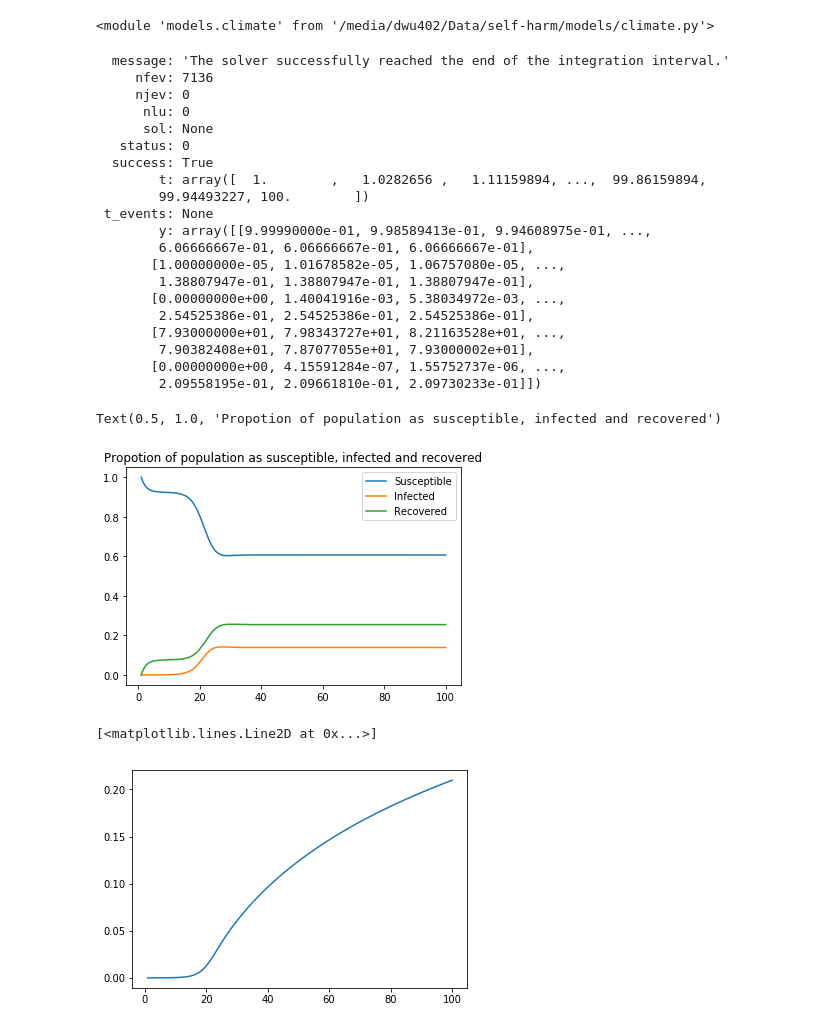
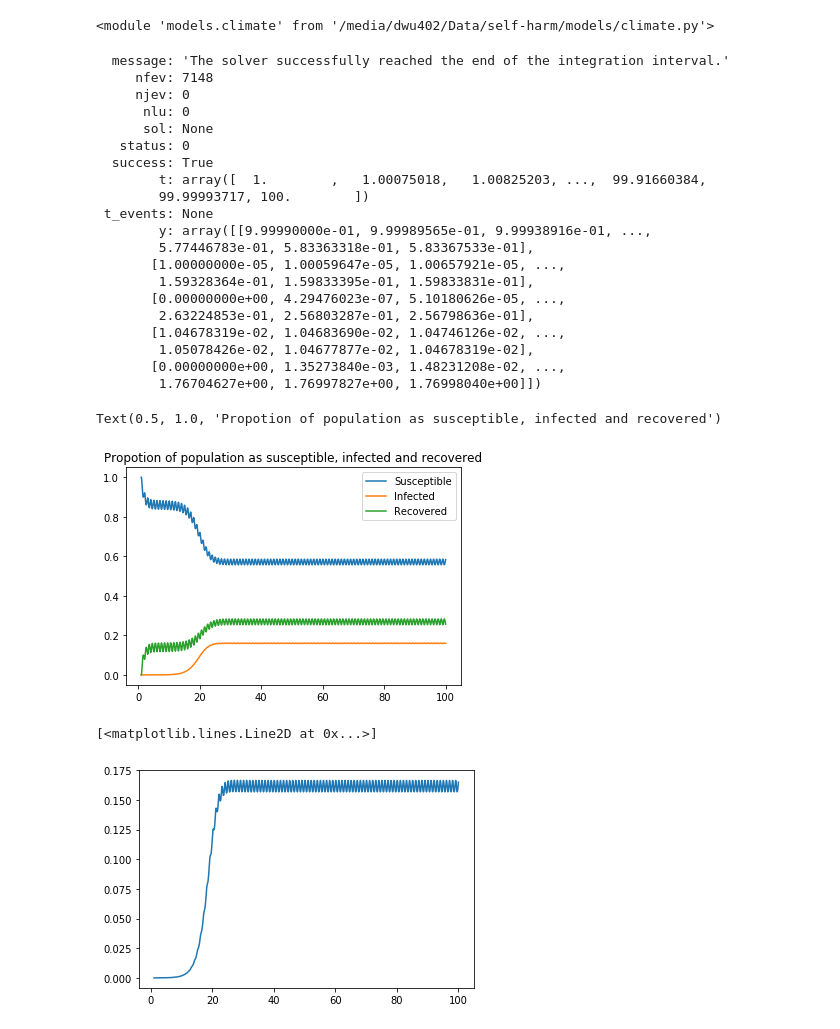
Before and after one commit to dwu402/self-harm, a Jupyter notebook: climate_forward.ipynb, the cells around one changed output. Drawn from its saved outputs; the diff is of its cells as text; code cells hidden in the pictures.

```diff
--- a/climate_forward.ipynb
+++ b/climate_forward.ipynb
@@ -10,36 +12,37 @@ reload(climate)
 # %%
 from scipy import integrate
 
-parameters = [0.01, 0.6, 1.5, 3.5, 0.9, 0.2, 180]
+parameters = [0.01, 0.9, 1.5, 3.5, 0.999, 0.6, 180]
 def modelfn(t, y):
     return climate.model(t, y, parameters)
 
 infected_fraction = 1e-5
 
-solution = integrate.solve_ivp(modelfn, [1, 100], [1-infected_fraction, infected_fraction, 0, 79.3, 0], max_step=1/12)
+solution = integrate.solve_ivp(modelfn, [1, 100], [1-infected_fraction, infected_fraction, 0, climate.Q0, 0],
+                               max_step=1/12)
 # %%
 solution
 # %% [output]
   message: 'The solver successfully reached the end of the integration interval.'
-     nfev: 7136
+     nfev: 7148
      njev: 0
       nlu: 0
       sol: None
    status: 0
   success: True
-        t: array([  1.        ,   1.0282656 ,   1.11159894, ...,  99.86159894,
-        99.94493227, 100.        ])
+        t: array([  1.        ,   1.00075018,   1.00825203, ...,  99.91660384,
+        99.99993717, 100.        ])
  t_events: None
-        y: array([[9.99990000e-01, 9.98589413e-01, 9.94608975e-01, ...,
-        6.06666667e-01, 6.06666667e-01, 6.06666667e-01],
-       [1.00000000e-05, 1.01678582e-05, 1.06757080e-05, ...,
-        1.38807947e-01, 1.38807947e-01, 1.38807947e-01],
-       [0.00000000e+00, 1.40041916e-03, 5.38034972e-03, ...,
-        2.54525386e-01, 2.54525386e-01, 2.54525386e-01],
-       [7.93000000e+01, 7.98343727e+01, 8.21163528e+01, ...,
-        7.90382408e+01, 7.87077055e+01, 7.93000002e+01],
-       [0.00000000e+00, 4.15591284e-07, 1.55752737e-06, ...,
-        2.09558195e-01, 2.09661810e-01, 2.09730233e-01]])
+        y: array([[9.99990000e-01, 9.99989565e-01, 9.99938916e-01, ...,
+        5.77446783e-01, 5.83363318e-01, 5.83367533e-01],
+       [1.00000000e-05, 1.00059647e-05, 1.00657921e-05, ...,
+        1.59328364e-01, 1.59833395e-01, 1.59833831e-01],
+       [0.00000000e+00, 4.29476023e-07, 5.10180626e-05, ...,
+        2.63224853e-01, 2.56803287e-01, 2.56798636e-01],
+       [1.04678319e-02, 1.04683690e-02, 1.04746126e-02, ...,
+        1.05078426e-02, 1.04677877e-02, 1.04678319e-02],
+       [0.00000000e+00, 1.35273840e-03, 1.48231208e-02, ...,
+        1.76704627e+00, 1.76997827e+00, 1.76998040e+00]])
 # %%
 T = solution.t
 S, I, R, Q, L = solution.y
@@ -49,12 +52,12 @@ plt.legend(["Susceptible", "Infected", "Recovered"])
 plt.title("Propotion of population as susceptible, infected and recovered")
 # %% [output]
 Text(0.5, 1.0, 'Propotion of population as susceptible, infected and recovered')
-[figure, old version]
+[figure, new version]
 # %%
-plt.plot(T, L)
+plt.plot(T, L*S*I)
 # %% [output]
 [<matplotlib.lines.Line2D at 0x...>]
-[figure, old version]
+[figure, new version]
 # %%
 plt.plot(T, Q)
 # %% [output]
```
Also changed, not shown: parts of 8 cells of this notebook, 1 other file.
